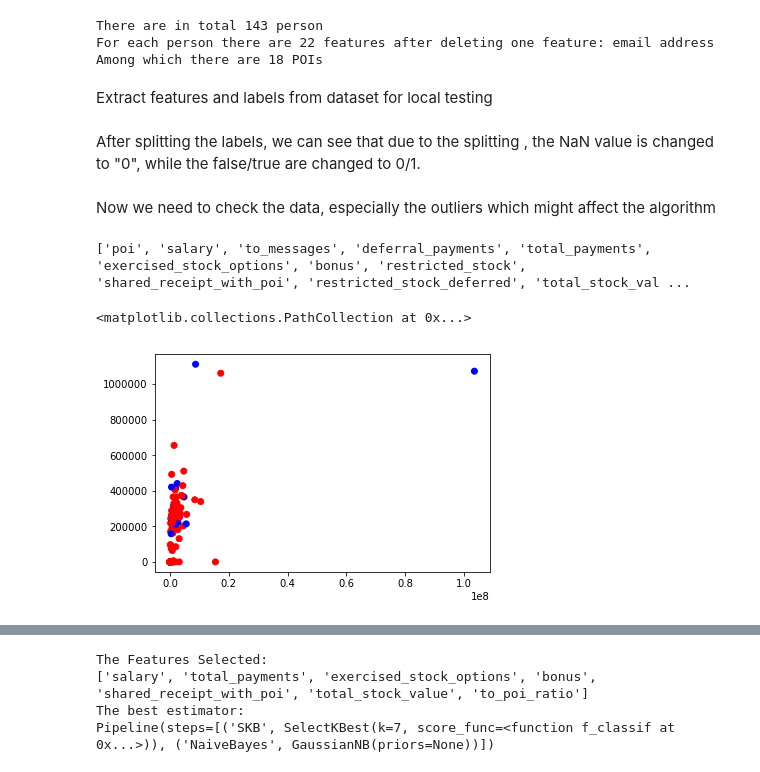
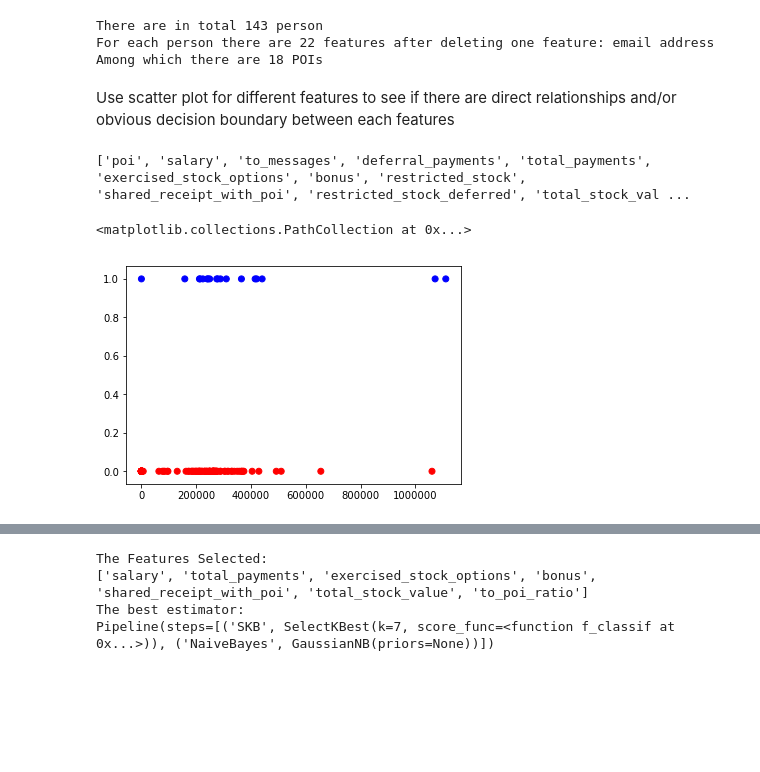
Before and after one commit to xmindata/Enron, a Jupyter notebook: Enron_fraud.ipynb, the cells around one changed output, grey strips where cells are left out. Cells and saved outputs as stored; diff of their text form; code cells hidden in the pictures; blank space fills up the shorter version.

```diff
--- a/p5_project.ipynb
+++ b/Enron_fraud.ipynb
@@ -557,18 +553,14 @@ Among which there are 18 POIs
 labels = df['poi']
 features = df.drop('poi', 1)
-# %% [markdown]
-Extract features and labels from dataset for local testing
-# %% [markdown]
-After splitting the labels, we can see that due to the splitting , the NaN value is changed to "0", while the false/true are changed to 0/1.
-# %% [markdown]
-Now we need to check the data, especially the outliers which might affect the algorithm
+# %% [markdown]
+Use scatter plot for different features to see if there are direct relationships and/or obvious decision boundary between each features
 # %%
 print features_list
 # %% [output]
 ['poi', 'salary', 'to_messages', 'deferral_payments', 'total_payments', 'exercised_stock_options', 'bonus', 'restricted_stock', 'shared_receipt_with_poi', 'restricted_stock_deferred', 'total_stock_val ...
 # %%
 colors = np.where(df.poi ==0, 'r', 'b')
-plt.scatter(df.total_payments, df.salary, color = colors)
+plt.scatter(df.salary, df.poi, color = colors)
 # %% [output]
 <matplotlib.collections.PathCollection at 0x...>
-[figure, old version]
+[figure, new version]
```
Also changed, not shown: parts of 22 cells of this notebook.
